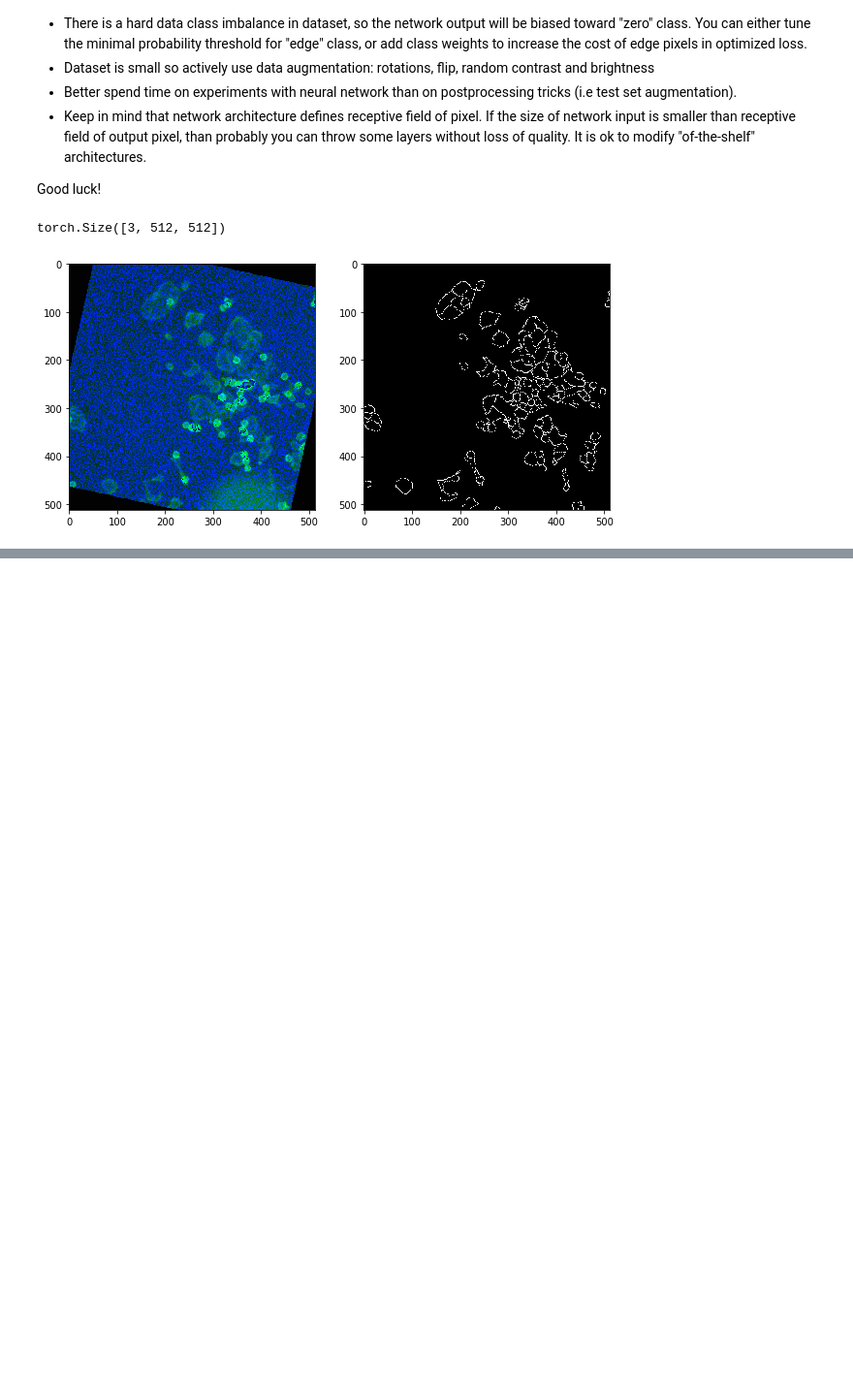
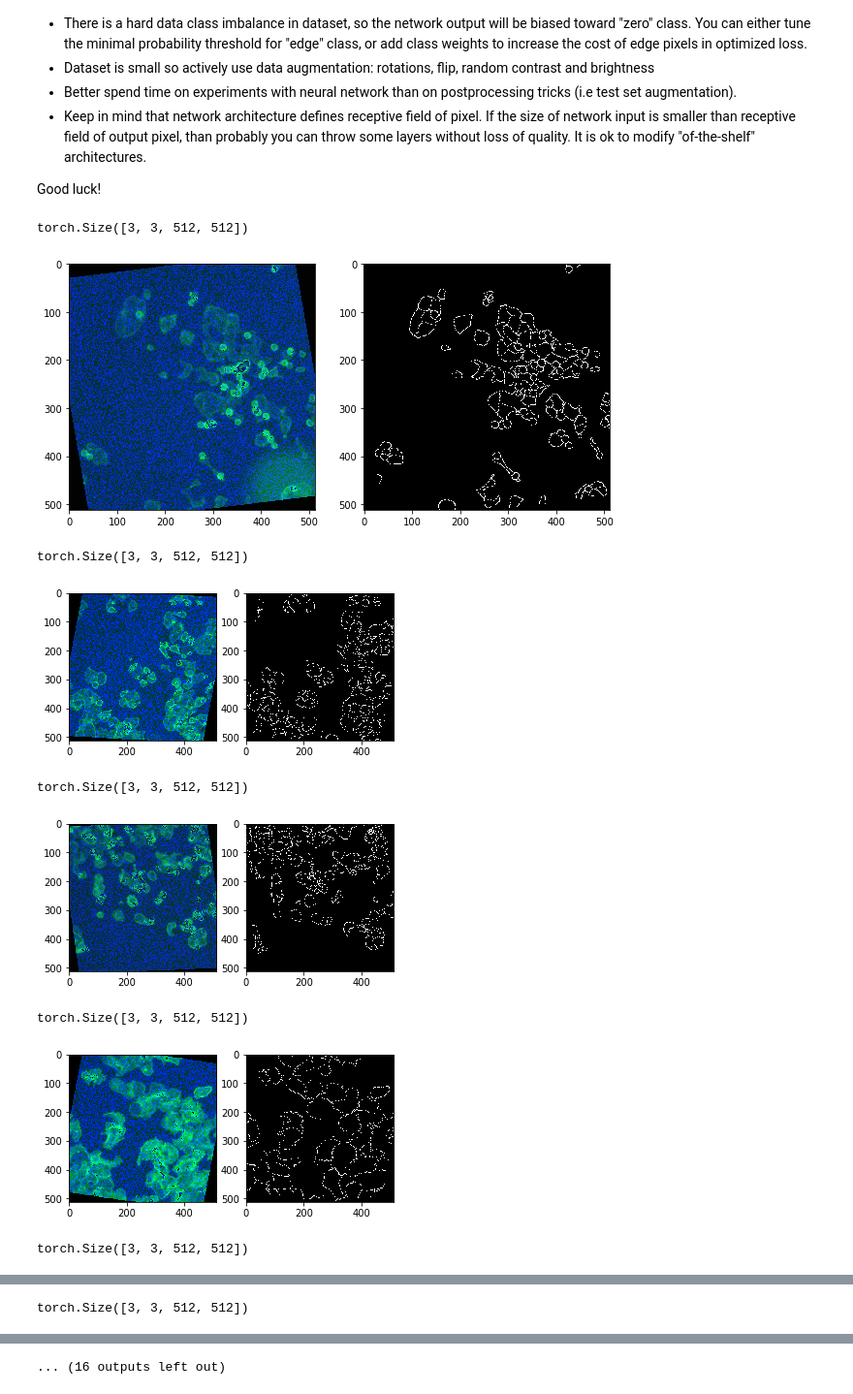
Before and after one commit to dzisandy/Deep-Learning, a Jupyter notebook: HW3/homework03_part1_both.ipynb, the cells around one changed output, grey strips where cells are left out. Shown at 97% size. Cells and saved outputs as stored; diff of their text form; code cells hidden in the pictures; blank space fills up the shorter version.

```diff
--- a/HW3/homework03_part1_both.ipynb
+++ b/HW3/homework03_part1_both.ipynb
@@ -128,14 +131,23 @@ train_loader = DataLoader(dataset, batch_size= 3, shuffle= True)
 # %%
 plt.figure(figsize = (10,10))
 for X,y in train_loader:
     X = X.view(X.size(0), 3, 512, 512)
-    print(X[0].size())
+    X = X.type(torch.float32)/255
+    y = y.view(y.size(0), 1, 512, 512)
+    y = y.type(torch.float32)/255
+    print(X.size())
     plt.subplot(1,2,1)
     plt.imshow(X[0].view(512,512,3))
     plt.subplot(1,2,2)
-    plt.imshow(y[0],  'gray')
+    plt.imshow(y[0].view(512,512),  'gray')
     plt.show()
-    break
 # %% [output]
-torch.Size([3, 512, 512])
+torch.Size([3, 3, 512, 512])
-[figure, old version]
+[figure, new version]
+torch.Size([3, 3, 512, 512])
+[figure, added]
+torch.Size([3, 3, 512, 512])
+[figure, added]
+torch.Size([3, 3, 512, 512])
+[figure, added]
+torch.Size([3, 3, 512, 512])
@@ -141,0 +155 @@ torch.Size([3, 512, 512])
+torch.Size([3, 3, 512, 512])
@@ -141,0 +157 @@ torch.Size([3, 512, 512])
+... (16 outputs left out)
```
Also changed, not shown: parts of 10 cells of this notebook.
